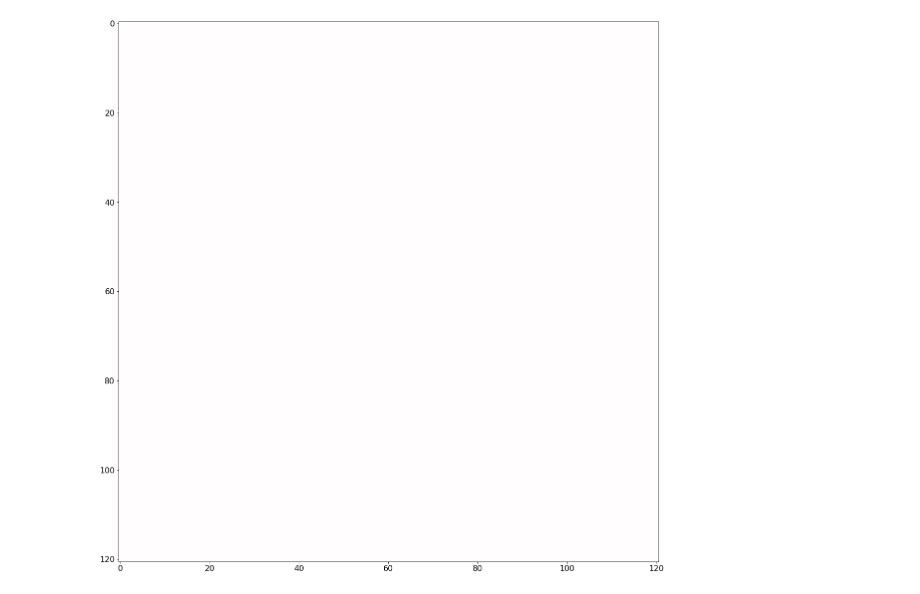
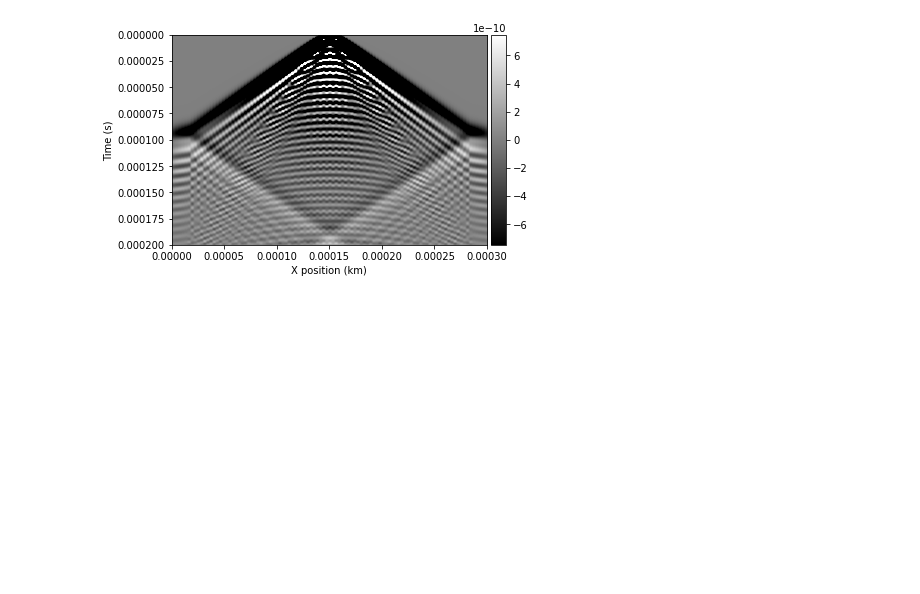
Before and after one commit to bgd54/sonar-FWI, a Jupyter notebook: water_tank/04_beamforming.ipynb, the cells around one changed output. Drawn from its saved outputs; the diff is of its cells as text; code cells hidden in the pictures; blank space fills up the shorter version.

```diff
--- a/water_tank/04_beamforming.ipynb
+++ b/water_tank/04_beamforming.ipynb
@@ -184,5 +127,12 @@ Operator `Kernel` ran in 1.28 s
 Saving snaps file
 Dimensions: nz = 121, nx = 121
+# %%
+#NBVAL_IGNORE_OUTPUT
+from examples.seismic import plot_shotrecord
+
+plot_shotrecord(rec.data, model, t0, tn)
+# %% [output]
+[figure, added]
 # %%
 #NBVAL_IGNORE_OUTPUT
 fobj = open("snapshots/snaps.bin", "rb")
@@ -194,17 +144,17 @@ plt.rcParams['figure.figsize'] = (20, 20)  # Increases figure size
 
 imcnt = 1 # Image counter for plotting
 plot_num = 20 # Number of images to plot
+m = np.min(snaps)
+ma = np.max(snaps)
 for i in range(0, plot_num):
    # plt.subplot(1, plot_num, i+1);
    imcnt = imcnt + 1
    ind = i * int(nsnaps/plot_num)
-   plt.imshow(np.transpose(snaps[ind,:,:]), vmin=-1, vmax=1, cmap="seismic")
+   plt.imshow(np.transpose(snaps[ind,:,:]), vmin=m, vmax=ma, cmap="seismic")
    filename = 'snapshots/tmp_%04d.png' % i
    plt.savefig(filename)
 
 plt.show()
-# %% [output]
-[figure, removed]
 # %%
 #NBVAL_IGNORE_OUTPUT
 #NBVAL_SKIP
```
Also changed, not shown: parts of 4 cells of this notebook.
